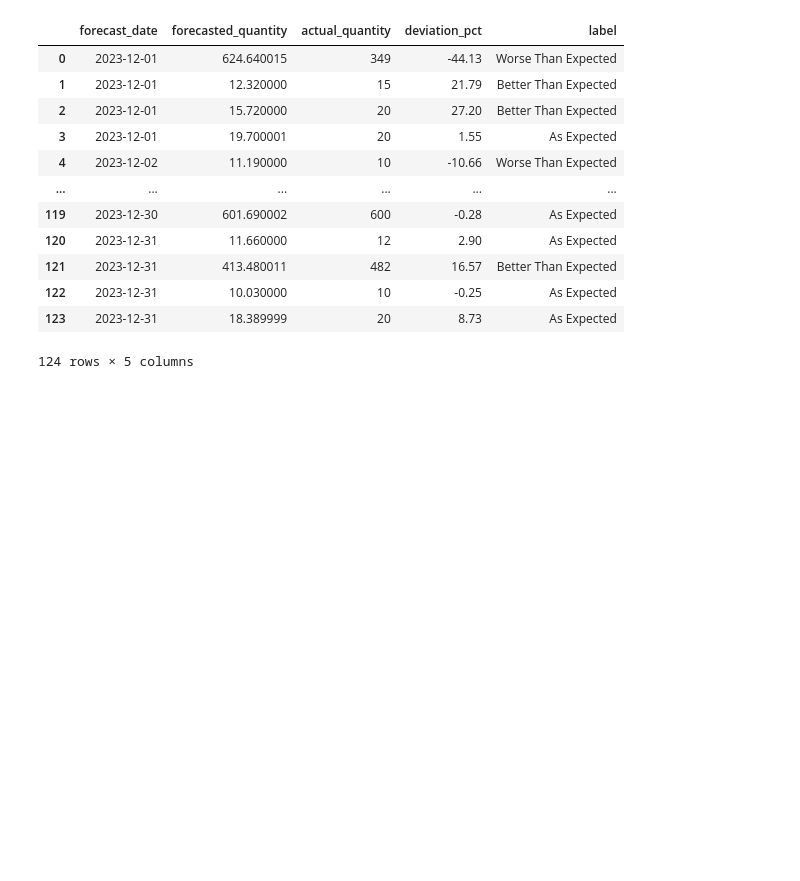
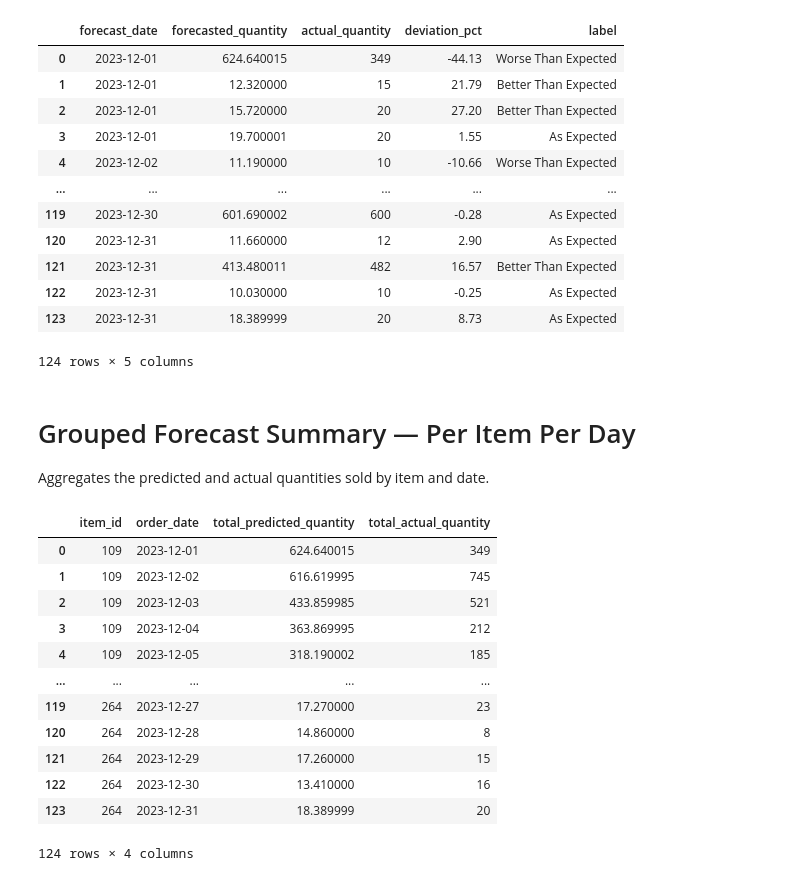
Before and after one commit to KaviV23/nttc-umhack, a Jupyter notebook: backend/notebooks/xgboost_quantity.ipynb, the cells around one changed output. Cells and saved outputs as stored; diff of their text form; code cells hidden in the pictures; blank space fills up the shorter version.

```diff
--- a/backend/notebooks/xgboost_quantity.ipynb
+++ b/backend/notebooks/xgboost_quantity.ipynb
@@ -656,3 +656,37 @@ display(summary_df)
 | 122 | 2023-12-31 | 10.030000 | 10 | -0.25 | As Expected |
 | 123 | 2023-12-31 | 18.389999 | 20 | 8.73 | As Expected |
 124 rows × 5 columns
+# %% [markdown]
+# Grouped Forecast Summary — Per Item Per Day #
+Aggregates the predicted and actual quantities sold by item and date.
+# %%
+# Group by item and date, and sum up quantities
+grouped_forecast = results_df.groupby(["item_id", "order_date"]).agg(
+    total_predicted_quantity=("predicted_quantity", "sum"),
+    total_actual_quantity=("daily_quantity_sold", "sum")
+).reset_index()
+
+# Optional: Round for readability
+grouped_forecast["total_predicted_quantity"] = grouped_forecast["total_predicted_quantity"].round(2)
+grouped_forecast["total_actual_quantity"] = grouped_forecast["total_actual_quantity"].round(2)
+
+# Sort by item and date
+grouped_forecast = grouped_forecast.sort_values(["item_id", "order_date"])
+
+# Display
+from IPython.display import display
+display(grouped_forecast)
+# %% [output]
+|  | item_id | order_date | total_predicted_quantity | total_actual_quantity |
+| 0 | 109 | 2023-12-01 | 624.640015 | 349 |
+| 1 | 109 | 2023-12-02 | 616.619995 | 745 |
+| 2 | 109 | 2023-12-03 | 433.859985 | 521 |
+| 3 | 109 | 2023-12-04 | 363.869995 | 212 |
+| 4 | 109 | 2023-12-05 | 318.190002 | 185 |
+| ... | ... | ... | ... | ... |
+| 119 | 264 | 2023-12-27 | 17.270000 | 23 |
+| 120 | 264 | 2023-12-28 | 14.860000 | 8 |
+| 121 | 264 | 2023-12-29 | 17.260000 | 15 |
+| 122 | 264 | 2023-12-30 | 13.410000 | 16 |
+| 123 | 264 | 2023-12-31 | 18.389999 | 20 |
+124 rows × 4 columns
```
Also changed, not shown: parts of 1 cell of this notebook.
